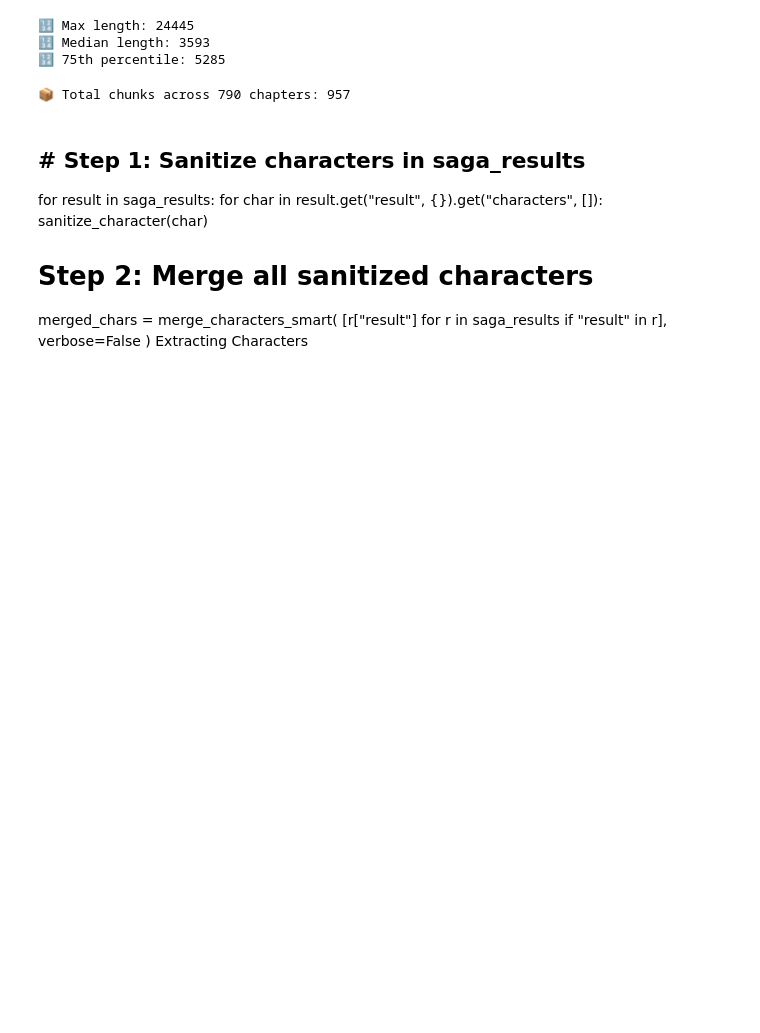
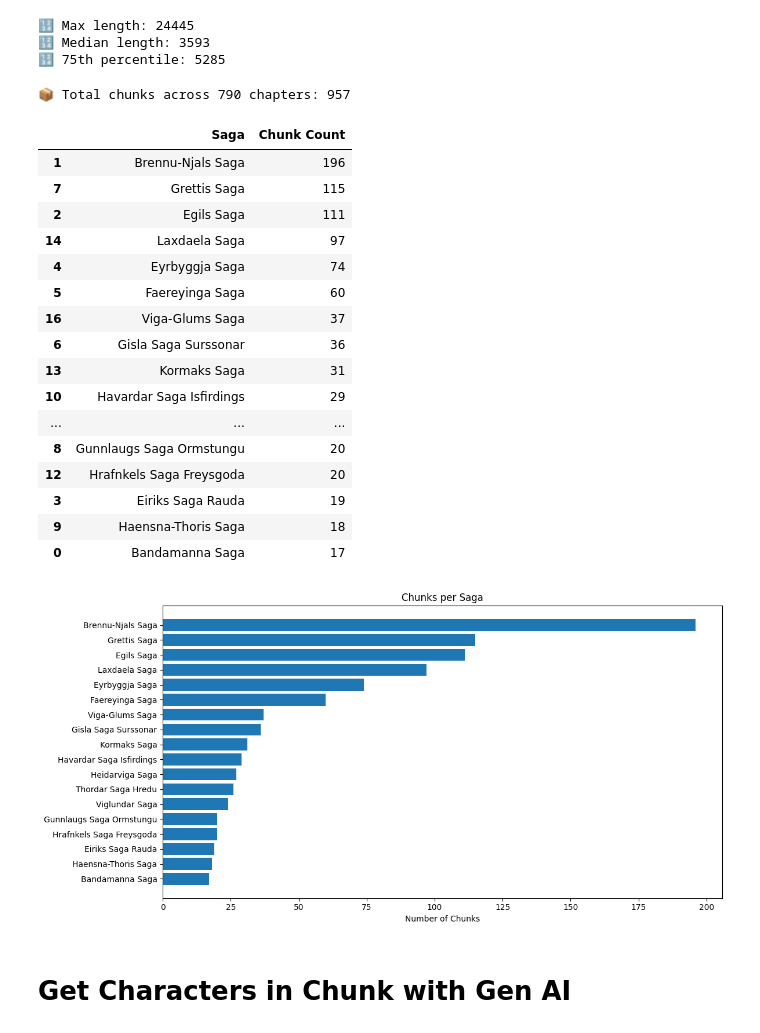
Before and after one commit to theguywithahat0/icelandic_saga_companion, a Jupyter notebook: who-s-who-in-the-sagas-genai-capstone.ipynb, the cells around one changed output. Saved outputs shown, nothing was run; the diff lists cells and outputs as text; code cells hidden in the pictures; blank space fills up the shorter version.

```diff
--- a/who-s-who-in-the-sagas-genai-capstone.ipynb
+++ b/who-s-who-in-the-sagas-genai-capstone.ipynb
@@ -115,3 +211,5 @@ A man named Ufeig dwelt westaway in Midfirth, at a stead called Reeks: he was th
+# %%
+CHUNK_SIZE = 6000  # or whatever you're using
 # %%
 import matplotlib.pyplot as plt
 
@@ -132,7 +230,7 @@ print("🔢 75th percentile:", int(pd.Series(chapter_lengths).quantile(0.75)))
 🔢 Median length: 3593
 🔢 75th percentile: 5285
 # %%
-def split_chapter_into_chunks(text, max_chars=6000):
+def split_chapter_into_chunks(text, max_chars=CHUNK_SIZE):
     # Split by paragraphs and group until near max_chars
     paragraphs = text.split("\n\n")
     chunks = []
@@ -150,28 +248,65 @@ def split_chapter_into_chunks(text, max_chars=6000):
     return chunks
 # %%
 chunk_counts = []
-MAX_CHARS = 6000  # or whatever you're using
 
 for chapter in all_chapters:
-    chunks = split_chapter_into_chunks(chapter["text"], max_chars=MAX_CHARS)
+    chunks = split_chapter_into_chunks(chapter["text"], max_chars=CHUNK_SIZE)
     chunk_counts.append(len(chunks))
 
 total_chunks = sum(chunk_counts)
 print(f"📦 Total chunks across {len(all_chapters)} chapters: {total_chunks}")
 # %% [output]
 📦 Total chunks across 790 chapters: 957
-# %% [markdown]
-## # Step 1: Sanitize characters in saga_results
-for result in saga_results:
-    for char in result.get("result", {}).get("characters", []):
-        sanitize_character(char)
-
-# Step 2: Merge all sanitized characters
-merged_chars = merge_characters_smart(
-    [r["result"] for r in saga_results if "result" in r],
-    verbose=False
-)
-Extracting Characters
+# %%
+import pandas as pd
+import matplotlib.pyplot as plt
+
+# Attach chunk counts to corresponding chapter entries
+for i, chapter in enumerate(all_chapters):
+    chapter["chunk_count"] = chunk_counts[i]
+
+# Convert to DataFrame
+chunks_df = pd.DataFrame(all_chapters)
+
+# Group by saga to get total chunks per saga
+chunk_counts_df = chunks_df.groupby("saga")["chunk_count"].sum().reset_index()
+chunk_counts_df = chunk_counts_df.rename(columns={"saga": "Saga", "chunk_count": "Chunk Count"})
+
+# Sort by chunk count descending
+chunk_counts_df = chunk_counts_df.sort_values(by="Chunk Count", ascending=False)
+
+# Display the table
+display(chunk_counts_df)
+
+# Plot bar chart
+plt.figure(figsize=(12, 6))
+plt.barh(chunk_counts_df["Saga"], chunk_counts_df["Chunk Count"])
+plt.xlabel("Number of Chunks")
+plt.title("Chunks per Saga")
+plt.gca().invert_yaxis()
+plt.tight_layout()
+plt.show()
+# %% [output]
+|  | Saga | Chunk Count |
+| 1 | Brennu-Njals Saga | 196 |
+| 7 | Grettis Saga | 115 |
+| 2 | Egils Saga | 111 |
+| 14 | Laxdaela Saga | 97 |
+| 4 | Eyrbyggja Saga | 74 |
+| 5 | Faereyinga Saga | 60 |
+| 16 | Viga-Glums Saga | 37 |
+| 6 | Gisla Saga Surssonar | 36 |
+| 13 | Kormaks Saga | 31 |
+| 10 | Havardar Saga Isfirdings | 29 |
+| ... | ... | ... |
+| 8 | Gunnlaugs Saga Ormstungu | 20 |
+| 12 | Hrafnkels Saga Freysgoda | 20 |
+| 3 | Eiriks Saga Rauda | 19 |
+| 9 | Haensna-Thoris Saga | 18 |
+| 0 | Bandamanna Saga | 17 |
+[figure, added]
+# %% [markdown]
+# Get Characters in Chunk with Gen AI
 # %%
 import json
 
```
Also changed, not shown: parts of 29 cells of this notebook.
